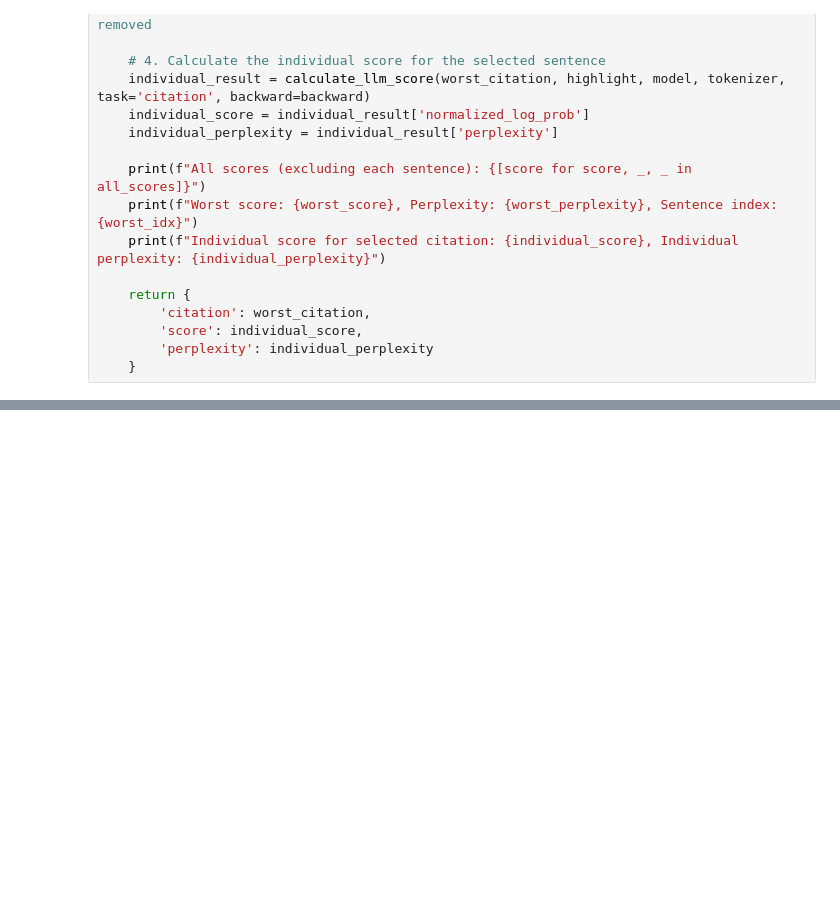
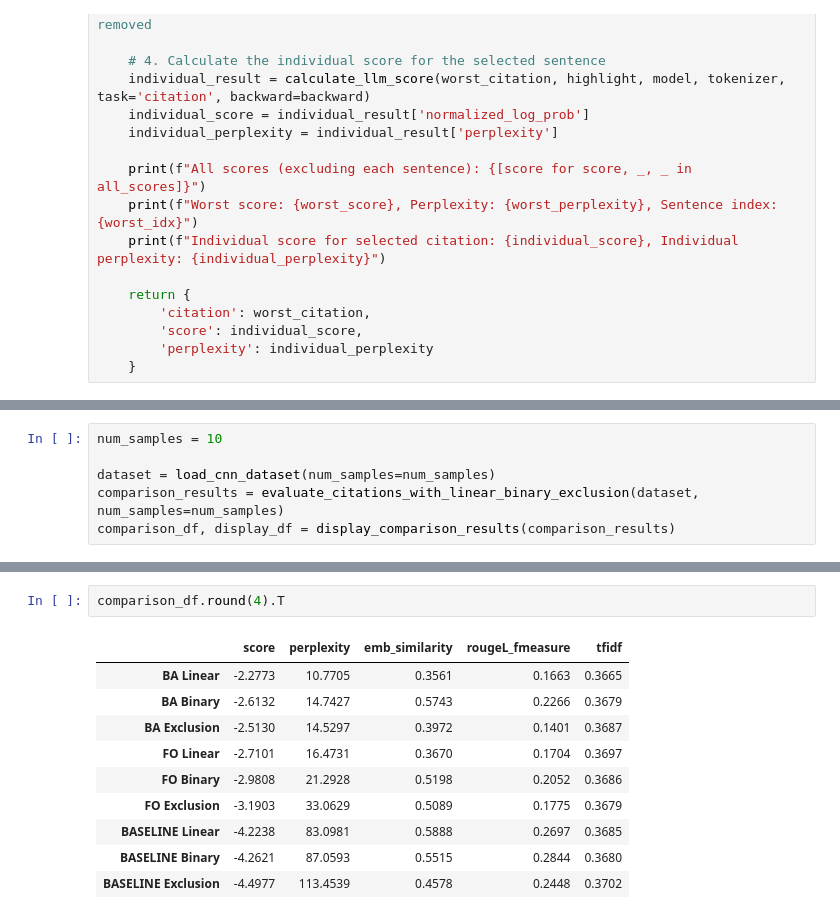
Before and after one commit to strivn/idl-project, a Jupyter notebook: scoring_citation_experiment_v5.ipynb, the cells around one changed output, grey strips where cells are left out. Saved outputs shown, nothing was run; the diff lists cells and outputs as text; blank space fills up the shorter version.

Commit message:
updated baseline eval code

```diff
--- a/scoring_citation_experiment_v5.ipynb
+++ b/scoring_citation_experiment_v5.ipynb
@@ -983,0 +965,6 @@ Detailed Results:
+# %%
+num_samples = 10
+
+dataset = load_cnn_dataset(num_samples=num_samples)
+comparison_results = evaluate_citations_with_linear_binary_exclusion(dataset, num_samples=num_samples)
+comparison_df, display_df = display_comparison_results(comparison_results)
@@ -983,0 +1005,13 @@ Detailed Results:
+# %%
+comparison_df.round(4).T
+# %% [output]
+|  | score | perplexity | emb_similarity | rougeL_fmeasure | tfidf |
+| BA Linear | -2.2773 | 10.7705 | 0.3561 | 0.1663 | 0.3665 |
+| BA Binary | -2.6132 | 14.7427 | 0.5743 | 0.2266 | 0.3679 |
+| BA Exclusion | -2.5130 | 14.5297 | 0.3972 | 0.1401 | 0.3687 |
+| FO Linear | -2.7101 | 16.4731 | 0.3670 | 0.1704 | 0.3697 |
+| FO Binary | -2.9808 | 21.2928 | 0.5198 | 0.2052 | 0.3686 |
+| FO Exclusion | -3.1903 | 33.0629 | 0.5089 | 0.1775 | 0.3679 |
+| BASELINE Linear | -4.2238 | 83.0981 | 0.5888 | 0.2697 | 0.3685 |
+| BASELINE Binary | -4.2621 | 87.0593 | 0.5515 | 0.2844 | 0.3680 |
+| BASELINE Exclusion | -4.4977 | 113.4539 | 0.4578 | 0.2448 | 0.3702 |
```
Also changed, not shown: parts of 10 cells of this notebook.
